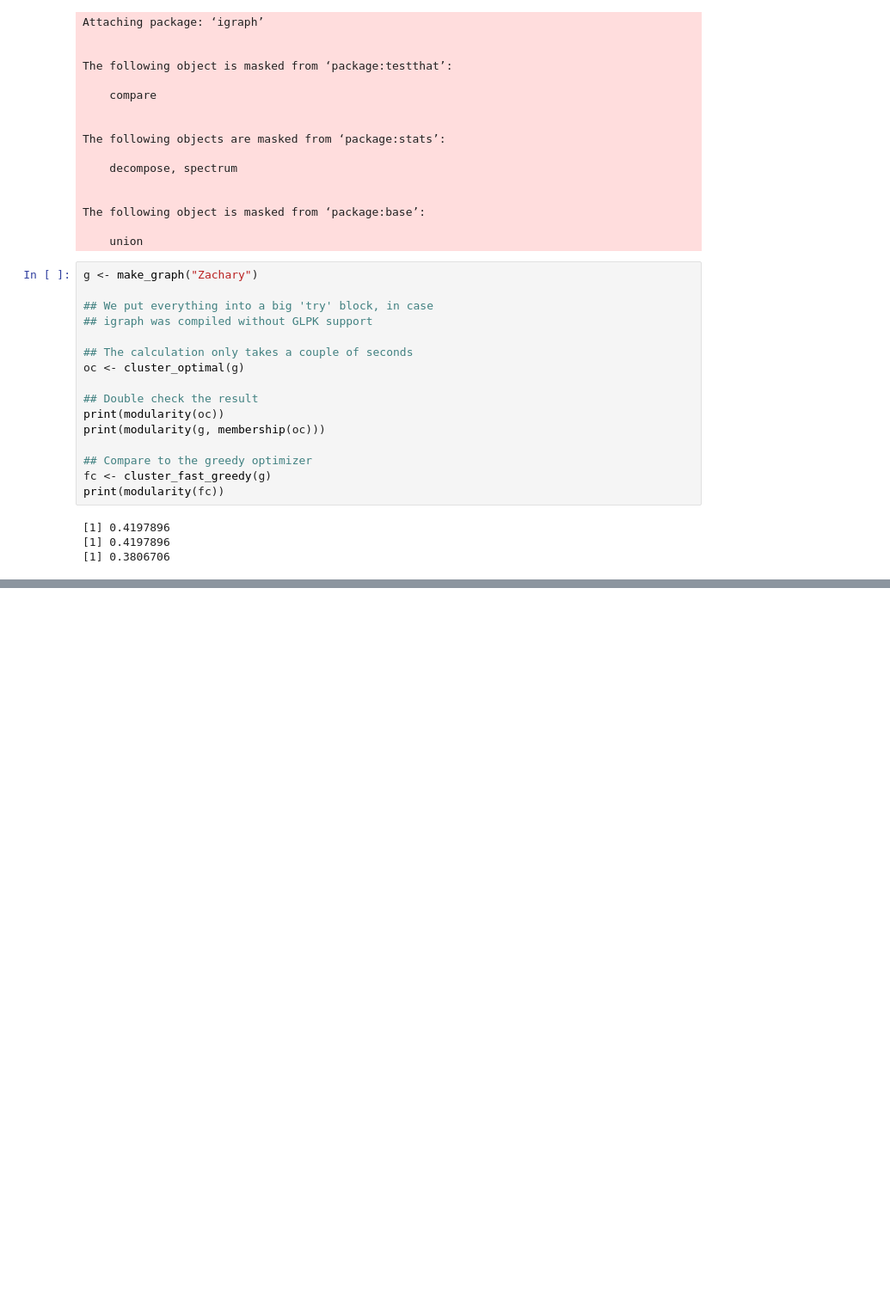
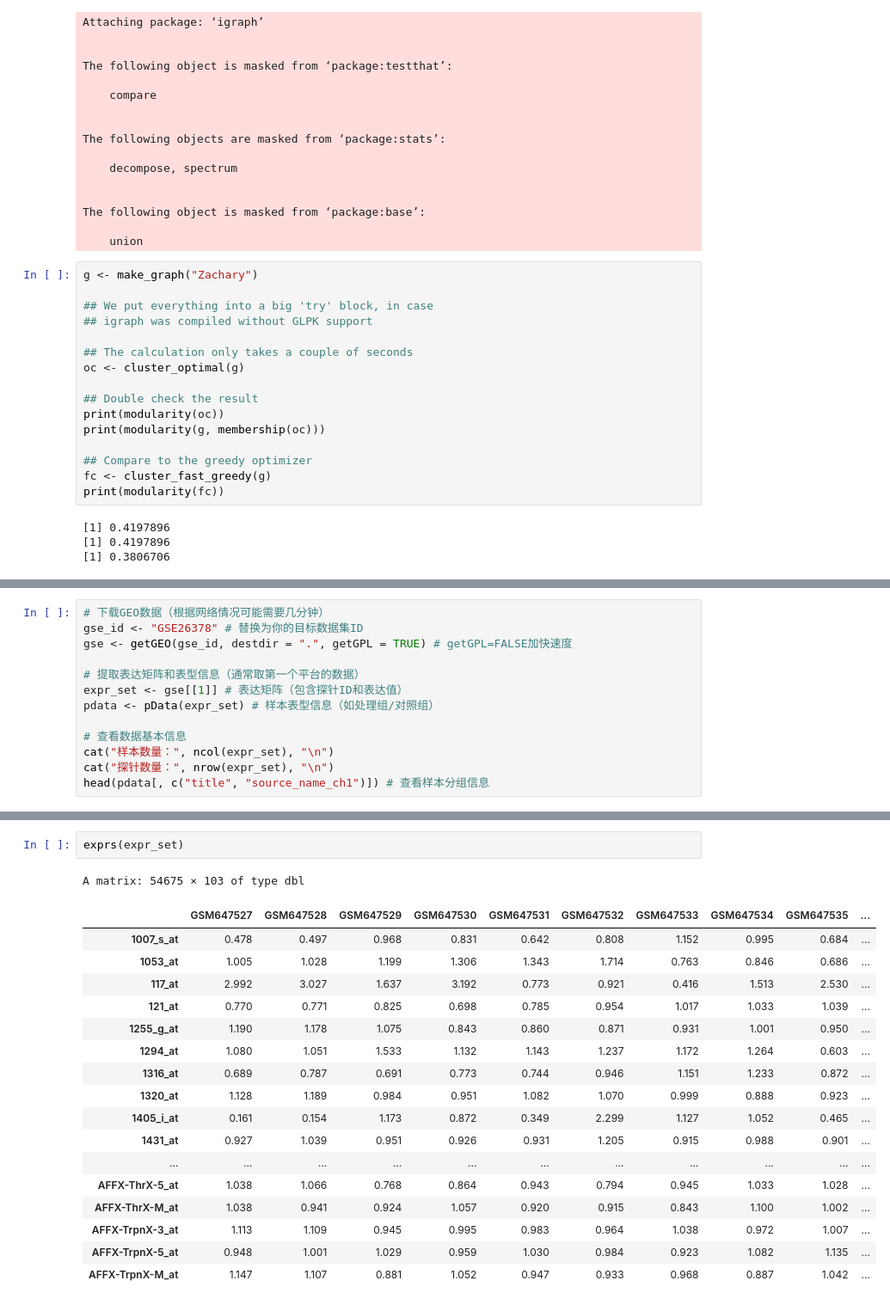
Before and after one commit to loganylchen/MPAGE, a Jupyter notebook: testing.ipynb, the cells around one changed output, grey strips where cells are left out. Shown at 86% size. Saved outputs shown, nothing was run; the diff lists cells and outputs as text; blank space fills up the shorter version.

```diff
--- a/testing.ipynb
+++ b/testing.ipynb
@@ -1192,0 +1365,13 @@ print(modularity(fc))
+# %%
+# 下载GEO数据（根据网络情况可能需要几分钟）
+gse_id <- "GSE26378" # 替换为你的目标数据集ID
+gse <- getGEO(gse_id, destdir = ".", getGPL = TRUE) # getGPL=FALSE加快速度
+
+# 提取表达矩阵和表型信息（通常取第一个平台的数据）
+expr_set <- gse[[1]] # 表达矩阵（包含探针ID和表达值）
+pdata <- pData(expr_set) # 样本表型信息（如处理组/对照组）
+
+# 查看数据基本信息
+cat("样本数量：", ncol(expr_set), "\n")
+cat("探针数量：", nrow(expr_set), "\n")
+head(pdata[, c("title", "source_name_ch1")]) # 查看样本分组信息
@@ -1192,0 +1395,21 @@ print(modularity(fc))
+# %%
+exprs(expr_set)
+# %% [output]
+A matrix: 54675 × 103 of type dbl
+|  | GSM647527 | GSM647528 | GSM647529 | GSM647530 | GSM647531 | GSM647532 | GSM647533 | GSM647534 | GSM647535 | ... |
+| 1007_s_at | 0.478 | 0.497 | 0.968 | 0.831 | 0.642 | 0.808 | 1.152 | 0.995 | 0.684 | ... |
+| 1053_at | 1.005 | 1.028 | 1.199 | 1.306 | 1.343 | 1.714 | 0.763 | 0.846 | 0.686 | ... |
+| 117_at | 2.992 | 3.027 | 1.637 | 3.192 | 0.773 | 0.921 | 0.416 | 1.513 | 2.530 | ... |
+| 121_at | 0.770 | 0.771 | 0.825 | 0.698 | 0.785 | 0.954 | 1.017 | 1.033 | 1.039 | ... |
+| 1255_g_at | 1.190 | 1.178 | 1.075 | 0.843 | 0.860 | 0.871 | 0.931 | 1.001 | 0.950 | ... |
+| 1294_at | 1.080 | 1.051 | 1.533 | 1.132 | 1.143 | 1.237 | 1.172 | 1.264 | 0.603 | ... |
+| 1316_at | 0.689 | 0.787 | 0.691 | 0.773 | 0.744 | 0.946 | 1.151 | 1.233 | 0.872 | ... |
+| 1320_at | 1.128 | 1.189 | 0.984 | 0.951 | 1.082 | 1.070 | 0.999 | 0.888 | 0.923 | ... |
+| 1405_i_at | 0.161 | 0.154 | 1.173 | 0.872 | 0.349 | 2.299 | 1.127 | 1.052 | 0.465 | ... |
+| 1431_at | 0.927 | 1.039 | 0.951 | 0.926 | 0.931 | 1.205 | 0.915 | 0.988 | 0.901 | ... |
+| ... | ... | ... | ... | ... | ... | ... | ... | ... | ... | ... |
+| AFFX-ThrX-5_at | 1.038 | 1.066 | 0.768 | 0.864 | 0.943 | 0.794 | 0.945 | 1.033 | 1.028 | ... |
+| AFFX-ThrX-M_at | 1.038 | 0.941 | 0.924 | 1.057 | 0.920 | 0.915 | 0.843 | 1.100 | 1.002 | ... |
+| AFFX-TrpnX-3_at | 1.113 | 1.109 | 0.945 | 0.995 | 0.983 | 0.964 | 1.038 | 0.972 | 1.007 | ... |
+| AFFX-TrpnX-5_at | 0.948 | 1.001 | 1.029 | 0.959 | 1.030 | 0.984 | 0.923 | 1.082 | 1.135 | ... |
+| AFFX-TrpnX-M_at | 1.147 | 1.107 | 0.881 | 1.052 | 0.947 | 0.933 | 0.968 | 0.887 | 1.042 | ... |
```
Also changed, not shown: parts of 15 cells of this notebook, 5 other files.
